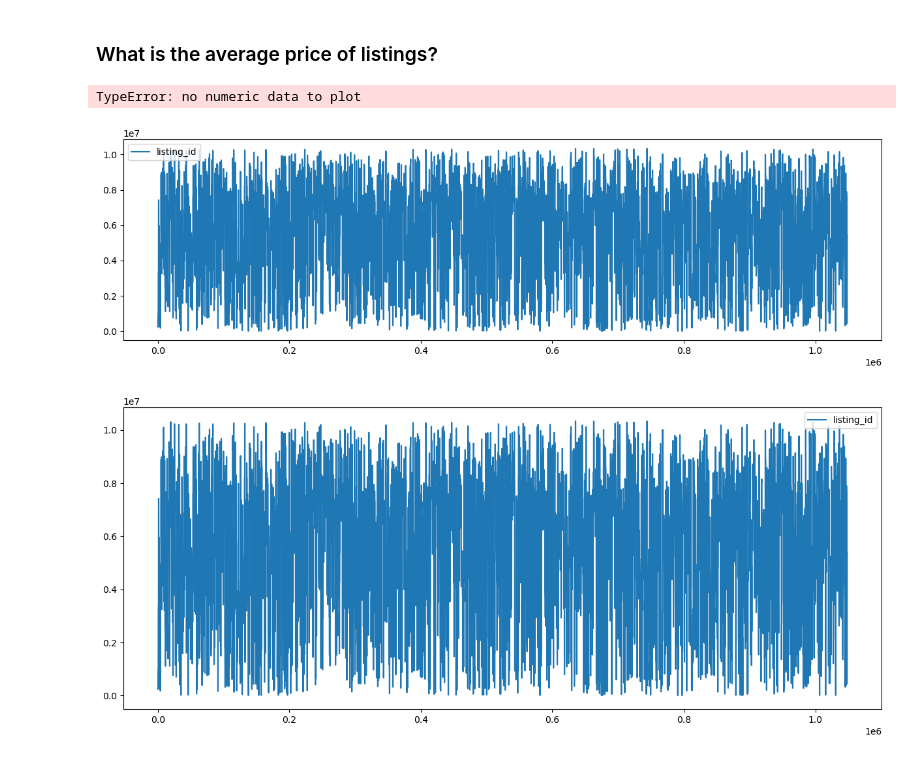
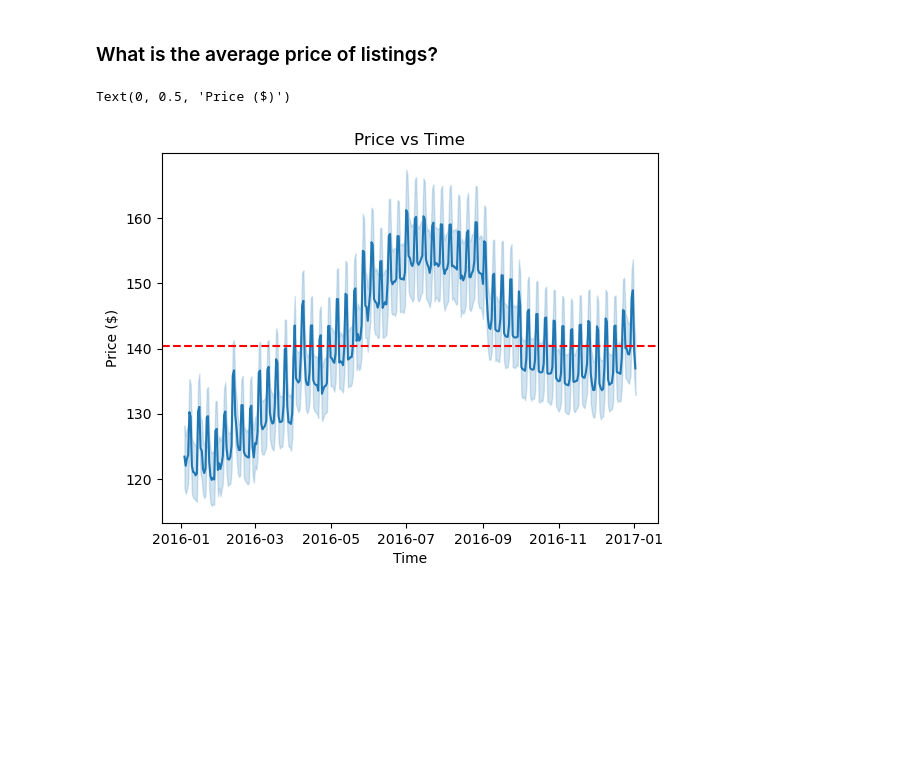
Before and after one commit to ruddysimon/ADS507---Practical-Data-Engineering, a Jupyter notebook: Airbnb_Seattle.ipynb, the cells around one changed output. Drawn from its saved outputs; the diff is of its cells as text; code cells hidden in the pictures; blank space fills up the shorter version.

```diff
--- a/Airbnb_Seattle.ipynb
+++ b/Airbnb_Seattle.ipynb
@@ -57,3 +49,9 @@ date          object
 available     object
 price         object
 dtype: object
+# %%
+# change the data type
+cal_df['date'] = pd.to_datetime(cal_df['date'])
+
+# remove dollar sign and convert to float
+cal_df['price'] = cal_df['price'].str.replace('$', '').str.replace(',','').astype(float)
@@ -75,11 +81,14 @@ dtype: int64
 In the calendar dataset we have 348713 null values for the `price` column which, indicates that the listing was unavailable for particular days. We do not consider removing those columns.
 # %% [markdown]
 ### What is the average price of listings?
-# %%
-calendar.plot(figsize=(15,4))
-calendar.plot(subplots=True, figsize=(15,6))
-calendar.plot(x="price", y=["date"], style='.')
-# %% [output]
-TypeError: no numeric data to plot
-[figure, removed]
-[figure, removed]
+# %%
+average_price = cal_df['price'].mean()
+
+ax = sns.lineplot(x = "date", y = "price", data = cal_df)
+ax.axhline(y=average_price, color='r', linestyle='--', label='Average Price')
+plt.title('Price vs Time')
+plt.xlabel('Time')
+plt.ylabel('Price ($)')
+# %% [output]
+Text(0, 0.5, 'Price ($)')
+[figure, added]
```
Also changed, not shown: parts of 14 cells of this notebook.
